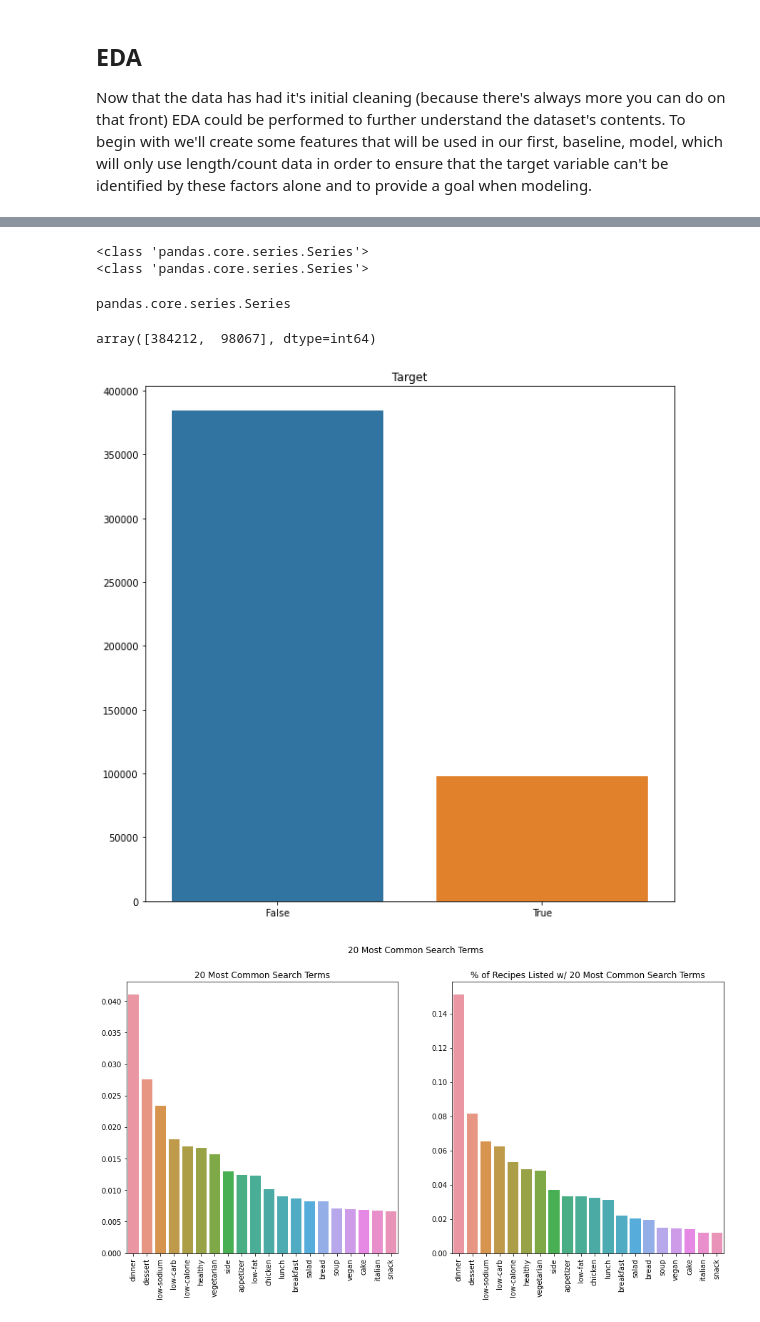
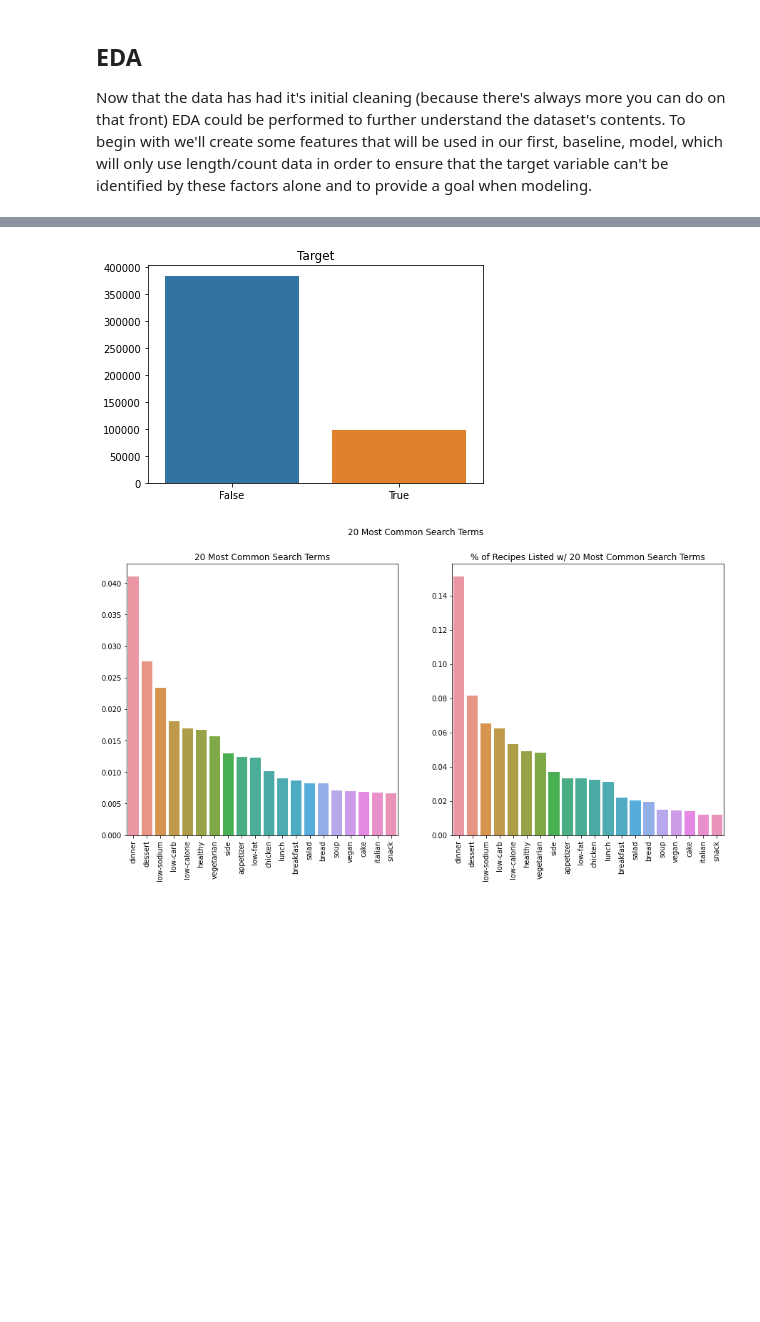
Before and after one commit to AJMarshall-25/NLP_Recipe_Analysis, a Jupyter notebook: spacy_env_functionality_test.ipynb, the cells around one changed output, grey strips where cells are left out. Cells and saved outputs as stored; diff of their text form; code cells hidden in the pictures; blank space fills up the shorter version.

```diff
--- a/spacy_env_functionality_test.ipynb
+++ b/spacy_env_functionality_test.ipynb
@@ -720,4 +707,3 @@ import seaborn as sns
 df['num_ingredients'] = df['ingredients_list'].apply(lambda x: len(x))
 df['num_steps'] = df['steps_list'].apply(lambda x: len(x))
 df['num_char_description'] = df['description'].apply(lambda x: len(x))
-df['target'] = df['target'].apply(lambda x: len())
@@ -747,6 +709,0 @@ df.target.value_counts().plot(kind ='bar')
-# %%
-print(type(tags_count))
-print(type(df.target))
-# %% [output]
-<class 'pandas.core.series.Series'>
-<class 'pandas.core.series.Series'>
@@ -753,24 +715,16 @@ print(type(df.target))
 # %%
 target_count = df.target.value_counts()
-# %%
-type(target_count)
-# %% [output]
-pandas.core.series.Series
-# %%
-target_count.values
-# %% [output]
-array([384212,  98067], dtype=int64)
 # %%
 target_count = df.target.value_counts()
 
 # visualizing our imbalanced target
 
-fig, ax = plt.subplots(figsize=(10,10))
+fig, ax = plt.subplots(figsize=(6,4))
 
 # plotting the 20 most frequently used ingredients
 all_plot = sns.barplot(x=target_count.index, y=target_count.values, ax=ax)
 
 plt.title('Target')
 plt.xticks([0,1],['False','True']);
 # %% [output]
-[figure, old version]
+[figure, new version]
```
Also changed, not shown: parts of 44 cells of this notebook, 1 other file.
